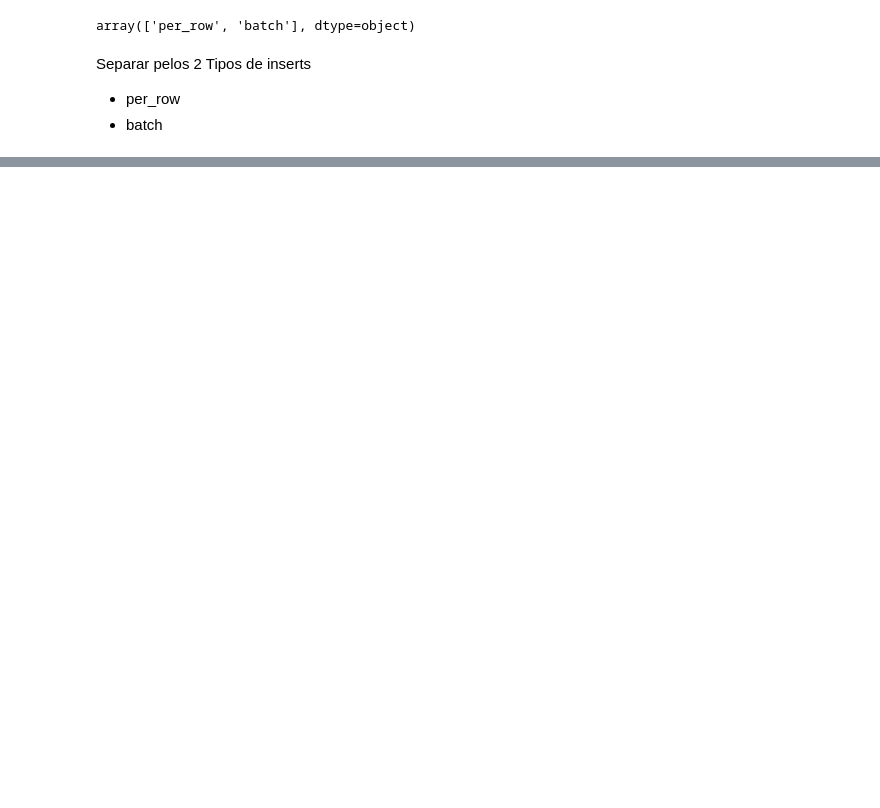
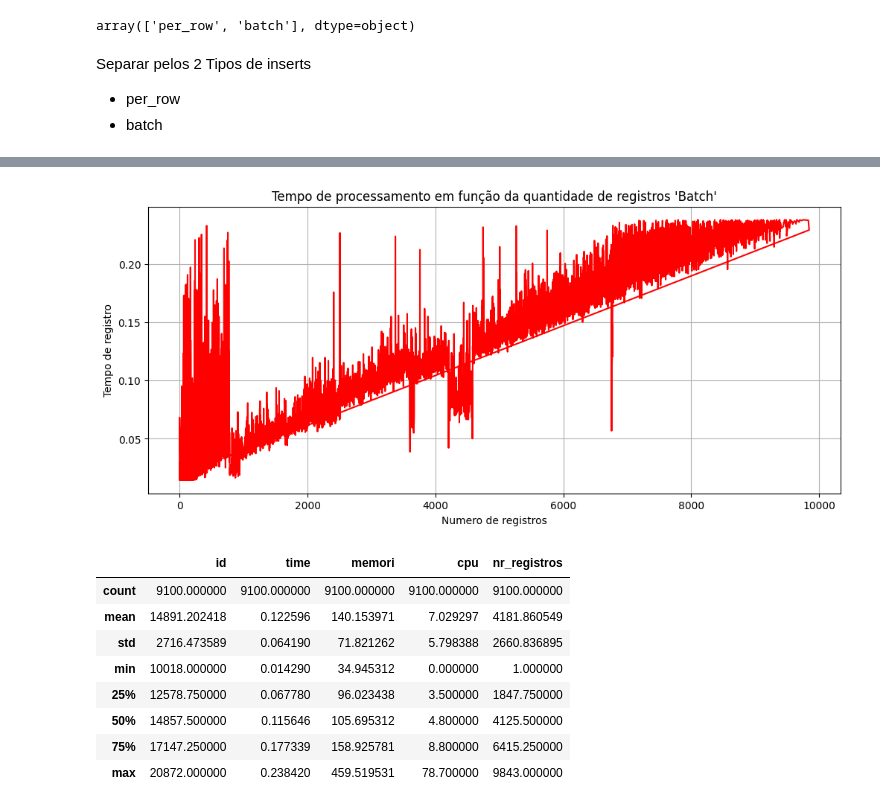
Before and after one commit to The-Data-Forge/SQLITE-PERFORMANCE-TEST, a Jupyter notebook: analise_dados.ipynb, the cells around one changed output, grey strips where cells are left out. Cells and saved outputs as stored; diff of their text form; code cells hidden in the pictures; blank space fills up the shorter version.

```diff
--- a/analise_dados.ipynb
+++ b/analise_dados.ipynb
@@ -163,0 +286,27 @@ Vimos que o método 'per_row' quase não tem correlação com a memória.
+# %%
+# Plotar um gráfico de tendencia de registros e tempo
+df_tempo_registro_batch = df_insert_batch[["nr_registros", "time"]]
+plt.figure(figsize=(12, 5))
+plt.plot(
+    df_insert_batch["nr_registros"],
+    df_insert_batch["time"],
+    linestyle="-",
+    color="r",
+)
+plt.xlabel("Numero de registros")
+plt.ylabel("Tempo de registro")
+plt.title("Tempo de processamento em função da quantidade de registros 'Batch'")
+plt.grid(True)
+plt.show()
+df_insert_batch.describe()
+# %% [output]
+[figure, added]
+|  | id | time | memori | cpu | nr_registros |
+| count | 9100.000000 | 9100.000000 | 9100.000000 | 9100.000000 | 9100.000000 |
+| mean | 14891.202418 | 0.122596 | 140.153971 | 7.029297 | 4181.860549 |
+| std | 2716.473589 | 0.064190 | 71.821262 | 5.798388 | 2660.836895 |
+| min | 10018.000000 | 0.014290 | 34.945312 | 0.000000 | 1.000000 |
+| 25% | 12578.750000 | 0.067780 | 96.023438 | 3.500000 | 1847.750000 |
+| 50% | 14857.500000 | 0.115646 | 105.695312 | 4.800000 | 4125.500000 |
+| 75% | 17147.250000 | 0.177339 | 158.925781 | 8.800000 | 6415.250000 |
+| max | 20872.000000 | 0.238420 | 459.519531 | 78.700000 | 9843.000000 |
```
Also changed, not shown: parts of 12 cells of this notebook.
